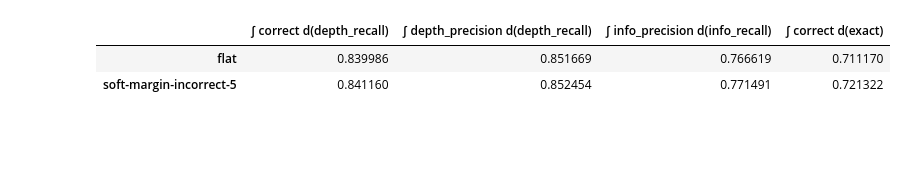
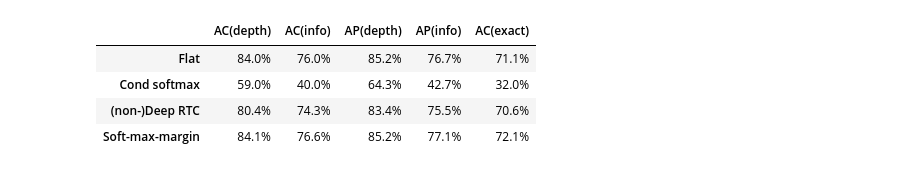
Before and after one commit to jvlmdr/hiercls, a Jupyter notebook: eval_imagenet_linear.ipynb, the cells around one changed output. Cells and saved outputs as stored; diff of their text form; code cells hidden in the pictures; blank space fills up the shorter version.

```diff
--- a/eval_imagenet_linear.ipynb
+++ b/eval_imagenet_linear.ipynb
@@ -42,5 +100,9 @@ subtract_children_fn = hier_torch.SubtractChildren(tree)
 infer_fns = {
     'leaf': lambda p: infer.argmax_where(p, is_leaf),
     'majority': lambda p: infer.argmax_with_confidence(specificity, p, 0.5, not_trivial),
-    'exclusive': lambda p: np.argmax(subtract_children_fn(torch.from_numpy(p)).numpy(), axis=-1),
 }
+
+markers = {
+    'leaf': 'o',
+    'majority': '^',
+}
@@ -105,5 +142,5 @@ colors = dict(zip(
 # %%
-def apply_model(net, pred_fn, min_threshold):
+def apply_model(net, pred_fn, min_threshold, limit=None):
     # Per-example predictions.
 
     outputs = {
@@ -178,8 +212,14 @@ def assess_predictions(outputs, seq_outputs):
     pareto_means = {k: v / len(gt) for k, v in pareto_totals.items()}
 
     return pred_metrics, pareto_scores, pareto_means
+# %%
+# Initialize results if not defined.
+try:
+    results
+except NameError:
+    results = {}  # Not defined.
 # %%
-MIN_THRESHOLD = 0.1  # Values less than 0.5 may increase runtime significantly.
+MIN_THRESHOLD = None  # Values less than 0.5 may increase runtime significantly.
 
 for name, (config_file, model_file) in experiments.items():
     if name in results:
@@ -212,25 +257,30 @@ apply: 100% (196/196); T=0.0311 f=32.2; mean T=0.0333 f=30.0; elapsed 0:00:07
 # %%
-INTEGRALS = [
-    ('depth_recall', 'correct'),
-    ('depth_recall', 'depth_precision'),
-    ('info_recall', 'info_precision'),
-    ('exact', 'correct'),
-]
+INTEGRALS = {
+    'AC(depth)': ('depth_recall', 'correct'),
+    'AC(info)': ('info_recall', 'correct'),
+    'AP(depth)': ('depth_recall', 'depth_precision'),
+    'AP(info)': ('info_recall', 'info_precision'),
+    'AC(exact)': ('exact', 'correct'),
+}
 
 auc = {
-    f'∫ {y} d({x})': {
+    integral_key: {
         name: metrics.pareto_integrate(
             results[name]['pareto_metrics'][x],
             results[name]['pareto_metrics'][y])
-        for name in results
-    } for x, y in INTEGRALS
+        for name in experiments if name in results
+    } for integral_key, (x, y) in INTEGRALS.items()
 }
 
-pd.DataFrame(auc)
+auc = pd.DataFrame(auc)
+auc = auc.set_index(auc.index.map(experiment_titles))
+auc.style.format('{:.1%}'.format)
 # %% [output]
-|  | ∫ correct d(depth_recall) | ∫ depth_precision d(depth_recall) | ∫ info_precision d(info_recall) | ∫ correct d(exact) |
-| flat | 0.839986 | 0.851669 | 0.766619 | 0.711170 |
-| soft-margin-incorrect-5 | 0.841160 | 0.852454 | 0.771491 | 0.721322 |
+|  | AC(depth) | AC(info) | AP(depth) | AP(info) | AC(exact) |
+| Flat | 84.0% | 76.0% | 85.2% | 76.7% | 71.1% |
+| Cond softmax | 59.0% | 40.0% | 64.3% | 42.7% | 32.0% |
+| (non-)Deep RTC | 80.4% | 74.3% | 83.4% | 75.5% | 70.6% |
+| Soft-max-margin | 84.1% | 76.6% | 85.2% | 77.1% | 72.1% |
 # %%
 INTERCEPTS = [
     'depth_recall',
```
Also changed, not shown: parts of 23 cells of this notebook, 4 other files.
